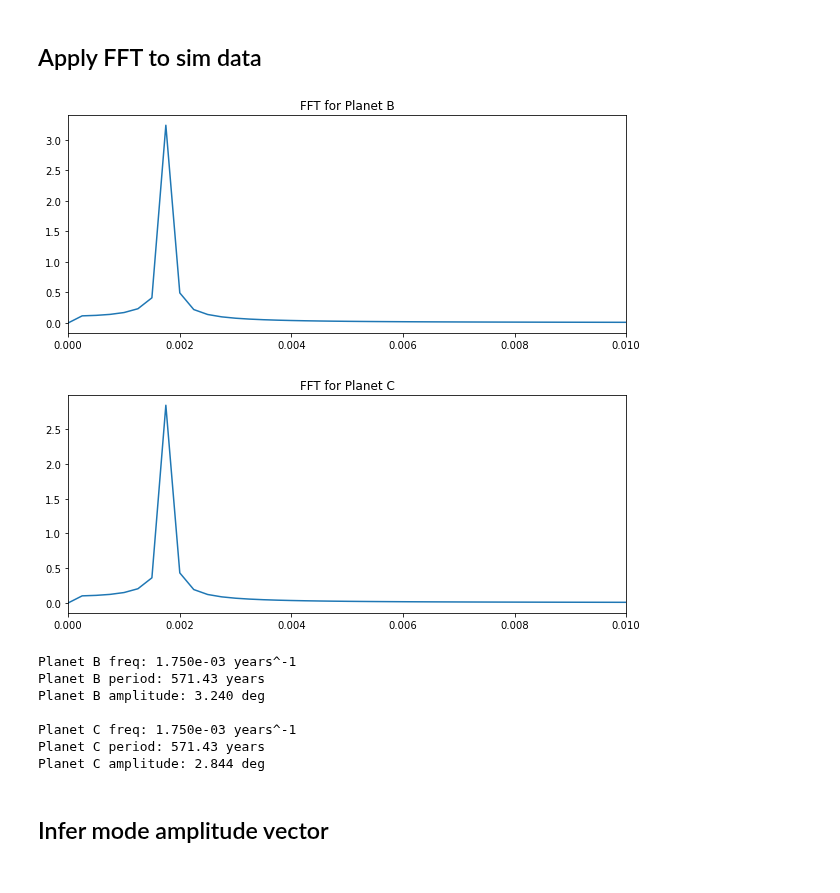
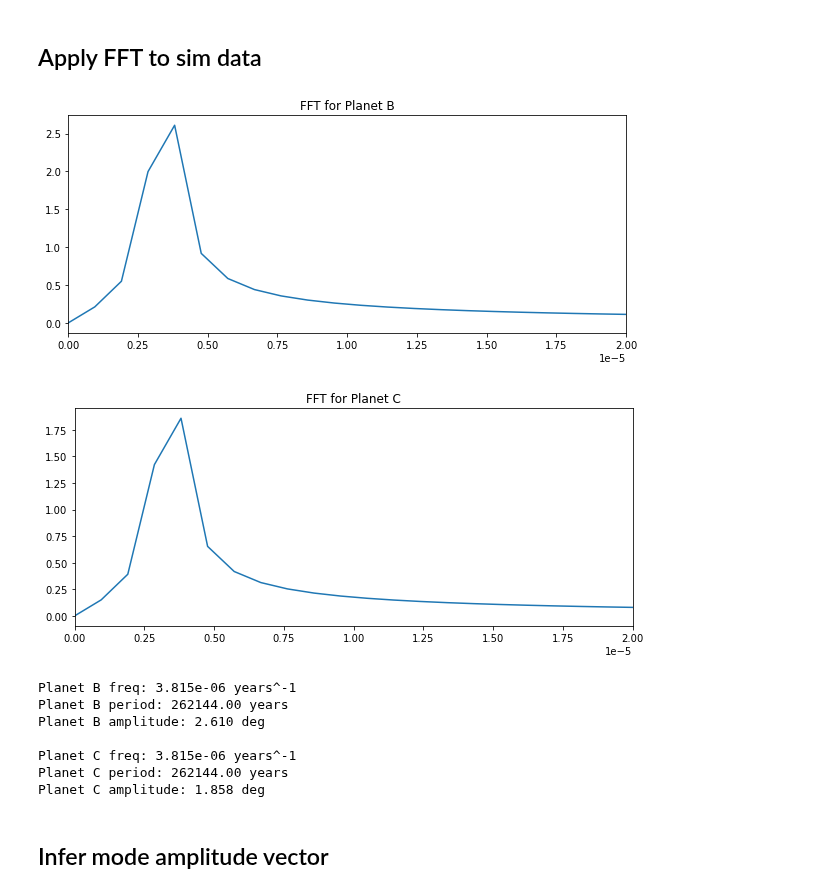
Before and after one commit to Jupiter1994/inc-dynamics, a Jupyter notebook: two_planet/two_planet.ipynb, the cells around one changed output. Cells and saved outputs as stored; diff of their text form; code cells hidden in the pictures.

Commit message:
alpha=1/2 for 2-p

```diff
--- a/two_planet/two_planet.ipynb
+++ b/two_planet/two_planet.ipynb
@@ -64,7 +61,7 @@ b_params = {
 
 c_params = {
     "m": 4.16 * M_e,
-    "a": 1.3,
+    "a": 2,
     "inc": c_inc_0_rad,
     "Omega": np.pi
 }
@@ -98,7 +95,7 @@ Planet C's inc (L_tot frame) = 0.051008875
 Per Appendix 1 in Su & Lai (2022), we track complex inclination $\mathcal{I}_j \equiv I_j \text{exp}(i \Omega_j)$.
 # %%
 tstep = 1
-tmax = 2**16 # end time of integration (yr)
+tmax = 2**20 # end time of integration (yr)
 num_steps = int(tmax / tstep)
 N = num_steps
 N_div_100 = int(N / 100)
@@ -142,7 +139,7 @@ for i, t in enumerate(times):
     # move forward by one timestep
     sim.integrate(t)
 
-    # track simulation progress
+    # prints sim progress as a percentage
     if (i % N_div_100 == 0):
         print(f'{i/N_div_100}% done')
 
@@ -209,7 +201,7 @@ b_complex_incs_deg = b_complex_incs_rad * (180 / np.pi)
 c_complex_incs_deg = c_complex_incs_rad * (180 / np.pi)
 
 # save data
-file_path = f'cmplx_incs_alpha=%.3_%.1E_yrs.pkl' % alpha, tmax
+file_path = f'cmplx_incs_alpha=%.3f_t=%.1E_yrs.pkl' % (alpha, tmax)
 with lzma.open(file_path, 'wb') as f:
     pickle.dump((times, b_complex_incs_deg, c_complex_incs_deg), f)
 # %% [markdown]
@@ -351,7 +341,7 @@ def FFT_freq_amp(incs, planet_name, quad_interp=False):
     # plot FFT result
     plt.figure(figsize=(10,4))
     plt.plot(xf, yf_scaled)
-    plt.xlim(0, 0.01)
+    plt.xlim(0, 2e-5)
     plt.title('FFT for ' + planet_name)
     plt.show()
 
@@ -368,42 +358,42 @@ def FFT_freq_amp(incs, planet_name, quad_interp=False):
         # get mode freq and amplitude
         mode_f = - b / (2*a) # peak of the quadratic function
         mode_amp = quad_fn(coeffs, mode_f)
 
         # return period (years) and amplitude
         return mode_f, mode_amp
 
     # (result from no quadratic interpolation)
     # return freq (years) and amplitude (degrees)
     return xf[np.argmax(yf)], yf_scaled[np.argmax(yf)]
 
 b_series = b_complex_incs_deg.real
 c_series = c_complex_incs_deg.real
 
 use_interp = False
 b_freq, b_amp = FFT_freq_amp(b_series, 'Planet B', quad_interp=use_interp)
 b_period = 1/b_freq # years
 c_freq, c_amp = FFT_freq_amp(c_series, 'Planet C', quad_interp=use_interp)
 c_period = 1/c_freq # years
 
 if use_interp:
     print('WITH QUADRATIC INTERPOLATION:')
 print(f'Planet B freq: %0.3e years^-1' % b_freq)
 print(f'Planet B period: %0.2f years' % b_period)
 print(f'Planet B amplitude: %0.3f deg' % b_amp)
 print()
 print(f'Planet C freq: %0.3e years^-1' % c_freq)
 print(f'Planet C period: %0.2f years' % c_period)
 print(f'Planet C amplitude: %0.3f deg' % c_amp)
 # %% [output]
-[figure, old version]
+[figure, new version]
-[figure, old version]
+[figure, new version]
-Planet B freq: 1.750e-03 years^-1
-Planet B period: 571.43 years
-Planet B amplitude: 3.240 deg
+Planet B freq: 3.815e-06 years^-1
+Planet B period: 262144.00 years
+Planet B amplitude: 2.610 deg
 
-Planet C freq: 1.750e-03 years^-1
-Planet C period: 571.43 years
-Planet C amplitude: 2.844 deg
+Planet C freq: 3.815e-06 years^-1
+Planet C period: 262144.00 years
+Planet C amplitude: 1.858 deg
 # %% [markdown]
 ## Infer mode amplitude vector
 # %%
```
Also changed, not shown: parts of 17 cells of this notebook, 1 other file.
